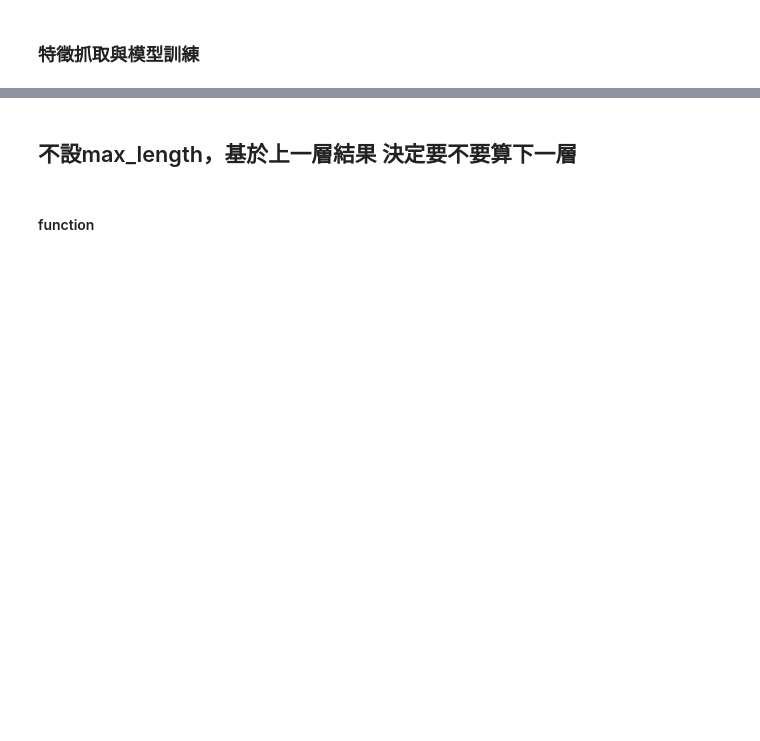
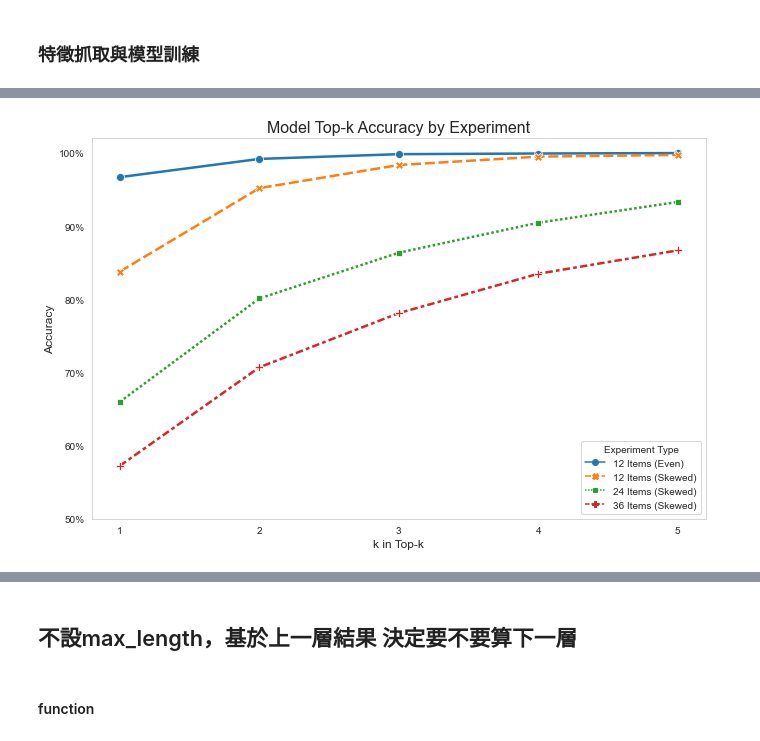
Before and after one commit to zoezou9/fp_mining, a Jupyter notebook: fp_mining_36.ipynb, the cells around one changed output, grey strips where cells are left out. Cells and saved outputs as stored; diff of their text form; code cells hidden in the pictures; blank space fills up the shorter version.

```diff
--- a/fp_mining_36.ipynb
+++ b/fp_mining_36.ipynb
@@ -267,0 +317,68 @@ Artifacts saved to fp_model_artifacts_12.pkl
+# %%
+import pandas as pd
+import matplotlib.pyplot as plt
+import seaborn as sns
+import matplotlib.ticker as mticker
+
+# Set a professional plot style
+sns.set_style("whitegrid")
+
+# --- Data Preparation (Restructured for new plot) ---
+# We create a "long-form" DataFrame suitable for seaborn
+data = {
+    # The 'k' value for the x-axis
+    'k': [1, 2, 3, 4, 5] * 4,
+    # The accuracy values for each experiment
+    'Accuracy': [
+        # 1. Data for '12 Items (Even)' experiment
+        0.9669, 0.9918, 0.9983, 0.9992, 0.9998,
+        # 2. Data for '12 Items (Skewed)' experiment
+        0.8378, 0.9519, 0.9835, 0.9949, 0.9973,
+        # 3. Data for '24 Items' experiment
+        0.6599, 0.8011, 0.8636, 0.9046, 0.9330,
+        # 4. Data for '36 Items' experiment
+        0.5724, 0.7070, 0.7811, 0.8349, 0.8668
+    ],
+    # A label for each experiment, used for coloring the lines
+    'Experiment':
+        ['12 Items (Even)'] * 5 +
+        ['12 Items (Skewed)'] * 5 +
+        ['24 Items (Skewed)'] * 5 +
+        ['36 Items (Skewed)'] * 5
+}
+df_long = pd.DataFrame(data)
+
+# --- Plotting ---
+plt.figure(figsize=(11, 7))
+
+# Use seaborn.lineplot which is ideal for this data structure
+ax = sns.lineplot(
+    data=df_long,
+    x='k',
+    y='Accuracy',
+    hue='Experiment', # Color lines based on the experiment
+    style='Experiment', # Use different line styles for clarity
+    markers=True,       # Add markers to each data point
+    markersize=8,
+    linewidth=2.5
+)
+
+# --- Formatting ---
+plt.title('Model Top-k Accuracy by Experiment', fontsize=16)
+plt.xlabel('k in Top-k', fontsize=12)
+plt.ylabel('Accuracy', fontsize=12)
+
+# Set x-axis ticks to be integers (1, 2, 3, 4, 5)
+plt.xticks(ticks=[1, 2, 3, 4, 5])
+
+# Format y-axis as percentage
+ax.yaxis.set_major_formatter(mticker.PercentFormatter(xmax=1.0))
+plt.ylim(0.5, 1.02) # Adjust y-axis for better visibility
+
+plt.legend(title='Experiment Type')
+plt.grid(True, which='both', linestyle='', linewidth=0.5)
+
+# Show the plot
+plt.show()
+# %% [output]
+[figure, added]
```
Also changed, not shown: parts of 24 cells of this notebook, 29 other files.
